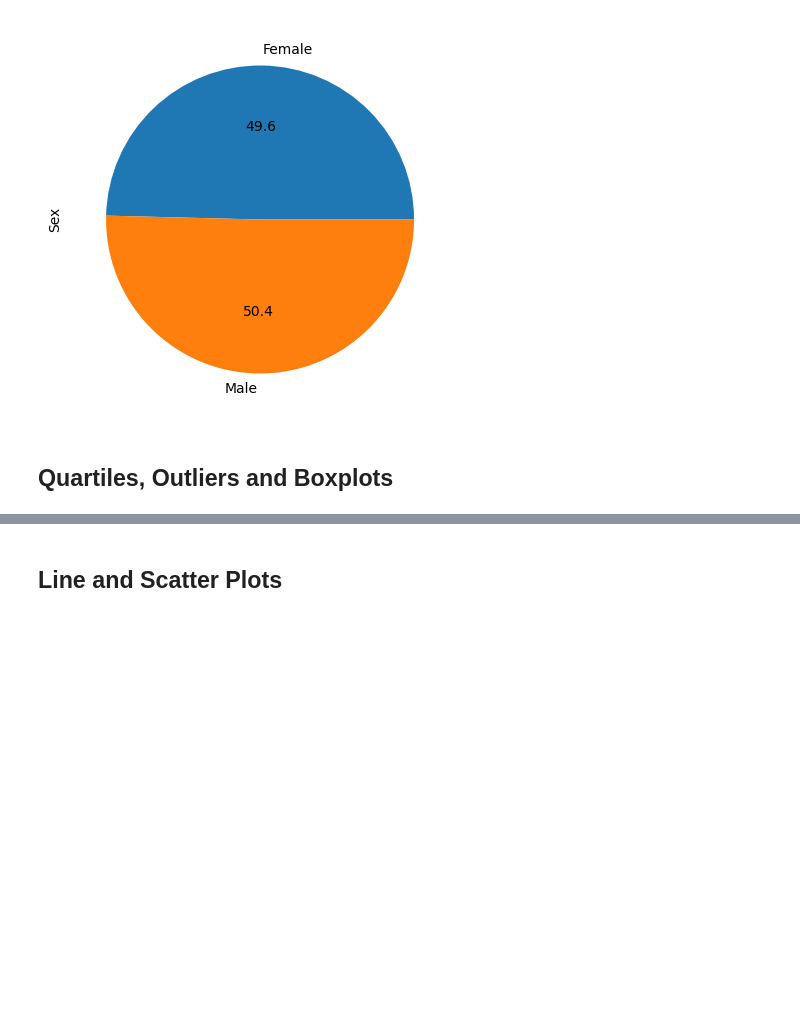
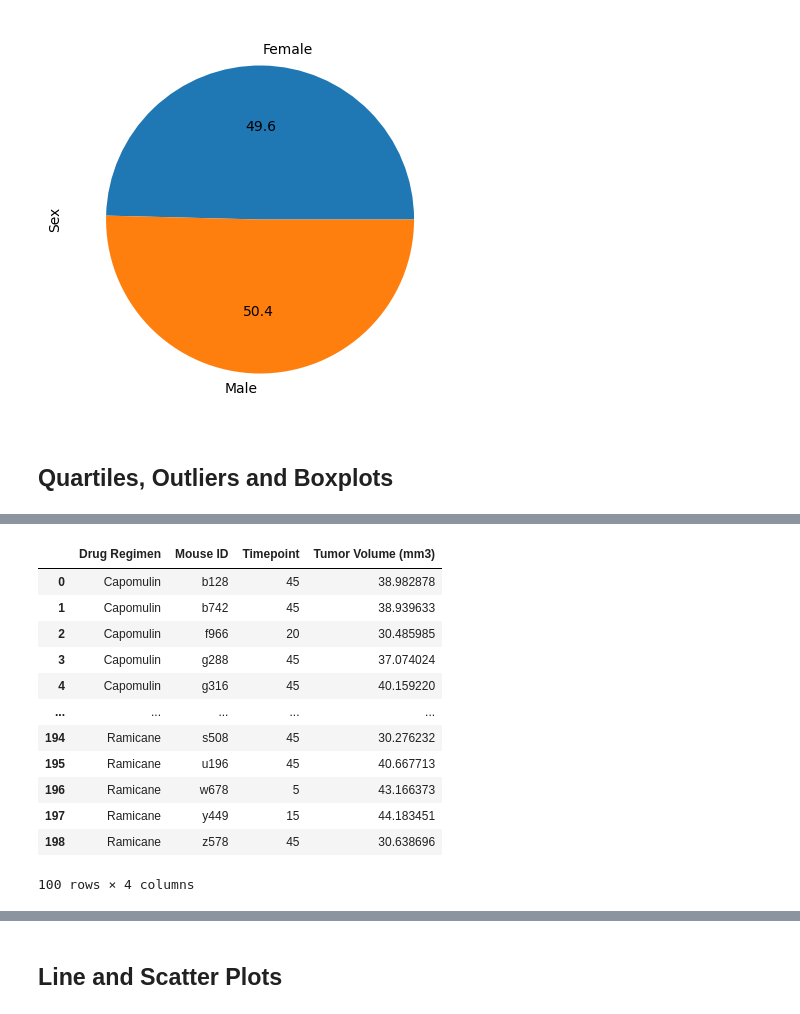
Before and after one commit to AleidvdZ/Module_5_Pymaceuticals, a Jupyter notebook: Pymaceuticals_AvdZ.ipynb, the cells around one changed output, grey strips where cells are left out. Drawn from its saved outputs; the diff is of its cells as text; code cells hidden in the pictures; blank space fills up the shorter version.

```diff
--- a/Pymaceuticals_AvdZ.ipynb
+++ b/Pymaceuticals_AvdZ.ipynb
@@ -319,0 +275,21 @@ f_tumor_mrg
+# %%
+# decrease the df to just the drugs of interest: treatments = ["Capomulin", "Ramicane", "Infubinol", "Ceftamin"]
+
+# Selecting rows based on condition
+treatments = ["Capomulin", "Ramicane", "Infubinol", "Ceftamin"]
+red_treatments = f_tumor_mrg[f_tumor_mrg["Drug Regimen"].isin(treatments)]
+red_treatments
+# %% [output]
+|  | Drug Regimen | Mouse ID | Timepoint | Tumor Volume (mm3) |
+| 0 | Capomulin | b128 | 45 | 38.982878 |
+| 1 | Capomulin | b742 | 45 | 38.939633 |
+| 2 | Capomulin | f966 | 20 | 30.485985 |
+| 3 | Capomulin | g288 | 45 | 37.074024 |
+| 4 | Capomulin | g316 | 45 | 40.159220 |
+| ... | ... | ... | ... | ... |
+| 194 | Ramicane | s508 | 45 | 30.276232 |
+| 195 | Ramicane | u196 | 45 | 40.667713 |
+| 196 | Ramicane | w678 | 5 | 43.166373 |
+| 197 | Ramicane | y449 | 15 | 44.183451 |
+| 198 | Ramicane | z578 | 45 | 30.638696 |
+100 rows × 4 columns
```
Also changed, not shown: parts of 17 cells of this notebook, 1 other file.
